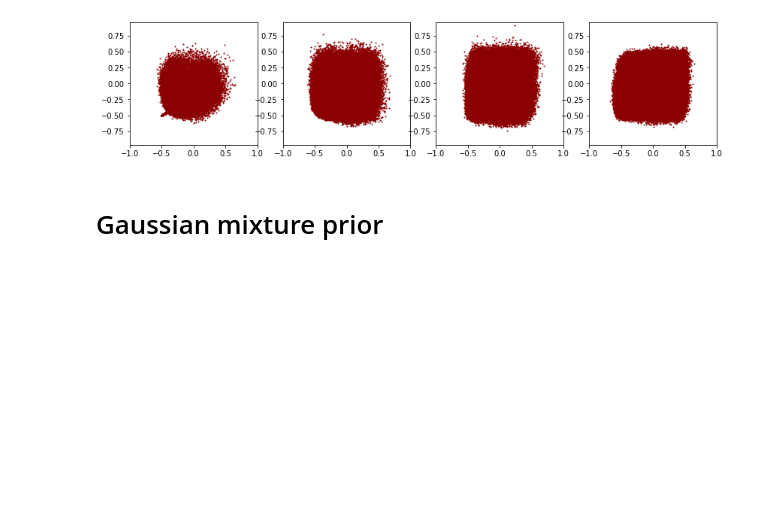
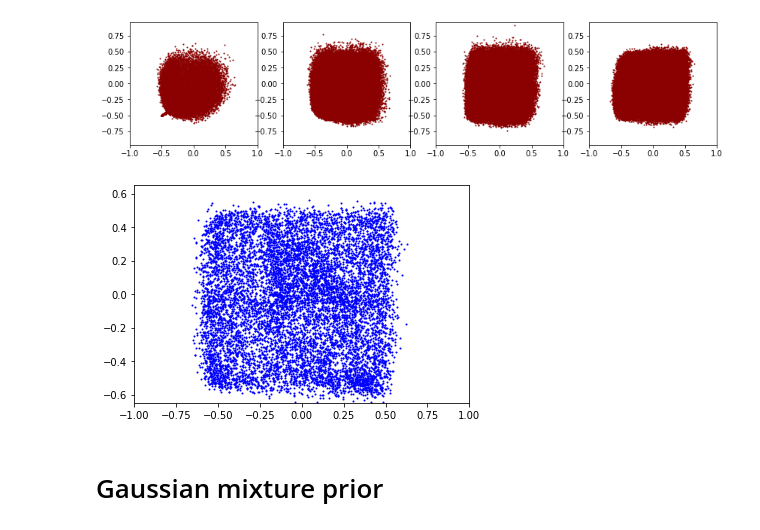
Before and after one commit to FrederikWarburg/pSTN-baselines, a Jupyter notebook: notebooks/25_05_recover_thetas.ipynb, the cells around one changed output. Cells and saved outputs as stored; diff of their text form; code cells hidden in the pictures; blank space fills up the shorter version.

```diff
--- a/notebooks/25_05_recover_thetas.ipynb
+++ b/notebooks/25_05_recover_thetas.ipynb
@@ -93,5 +99,9 @@ pstn_plot_list = [pstn_train_0_mu, pstn_train_1_mu, pstn_train_5_mu, pstn_train_
 plot_params_over_time(pstn_plot_list, c='darkred')
 # %% [output]
 [figure]
+# %%
+plot_learned_params(pstn_test_mu)
+# %% [output]
+[figure, added]
 # %% [markdown]
 # Gaussian mixture prior
```
Also changed, not shown: parts of 46 cells of this notebook, 2 other files.
